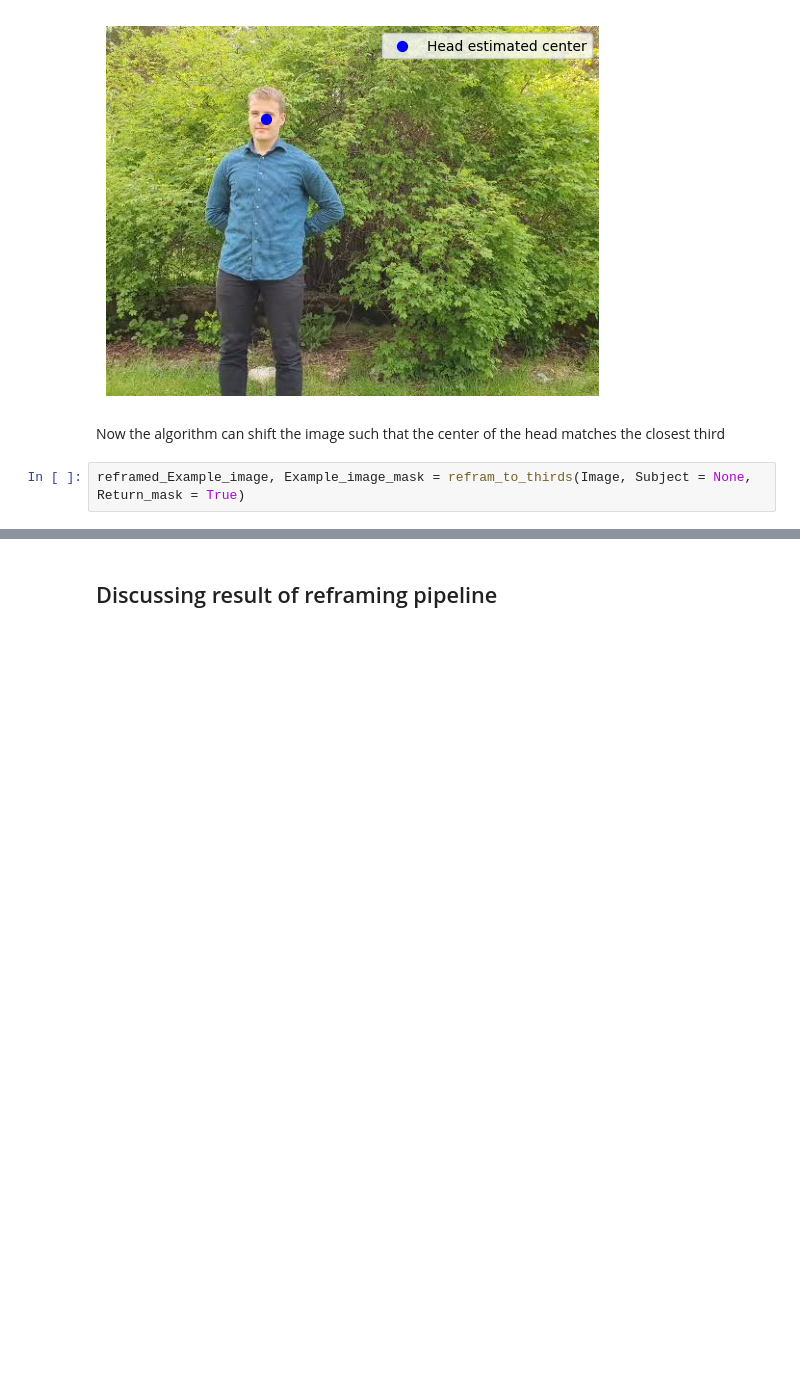
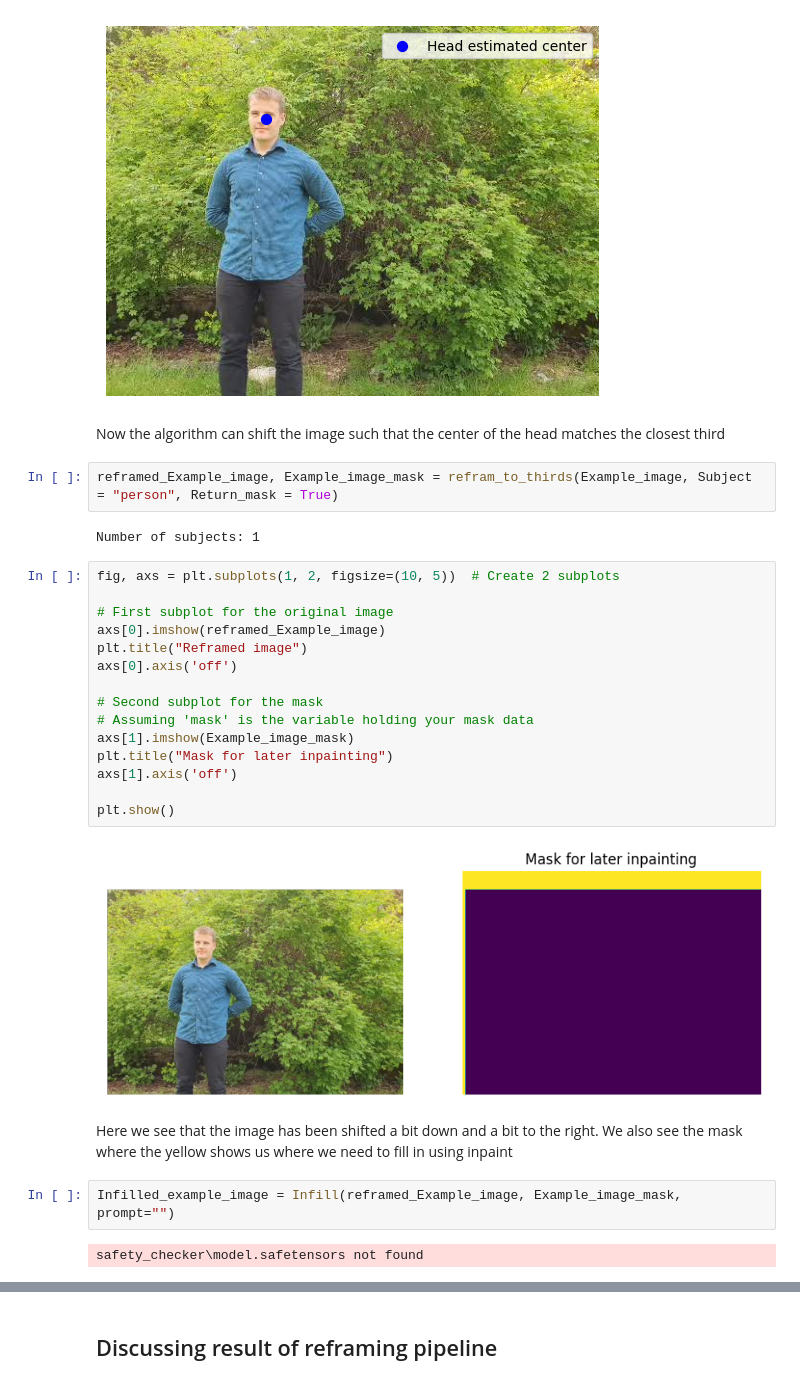
Before and after one commit to eloMG/gen-ai-photography, a Jupyter notebook: report.ipynb, the cells around one changed output, grey strips where cells are left out. Cells and saved outputs as stored; diff of their text form; blank space fills up the shorter version.

Commit message:
Done work on report example

```diff
--- a/report.ipynb
+++ b/report.ipynb
@@ -449,4 +449,29 @@ plt.show()
 # %% [markdown]
 Now the algorithm can shift the image such that the center of the head matches the closest third
 # %%
-reframed_Example_image, Example_image_mask = refram_to_thirds(Image, Subject = None, Return_mask = True)
+reframed_Example_image, Example_image_mask = refram_to_thirds(Example_image, Subject = "person", Return_mask = True)
+# %% [output]
+Number of subjects: 1
+# %%
+fig, axs = plt.subplots(1, 2, figsize=(10, 5))  # Create 2 subplots
+
+# First subplot for the original image
+axs[0].imshow(reframed_Example_image)
+plt.title("Reframed image")
+axs[0].axis('off')
+
+# Second subplot for the mask
+# Assuming 'mask' is the variable holding your mask data
+axs[1].imshow(Example_image_mask)
+plt.title("Mask for later inpainting")
+axs[1].axis('off')
+
+plt.show()
+# %% [output]
+[figure, added]
+# %% [markdown]
+Here we see that the image has been shifted a bit down and a bit to the right. We also see the mask where the yellow shows us where we need to fill in  using inpaint
+# %%
+Infilled_example_image = Infill(reframed_Example_image, Example_image_mask, prompt="")
+# %% [output]
+safety_checker\model.safetensors not found
```
Also changed, not shown: parts of 1 cell of this notebook.
